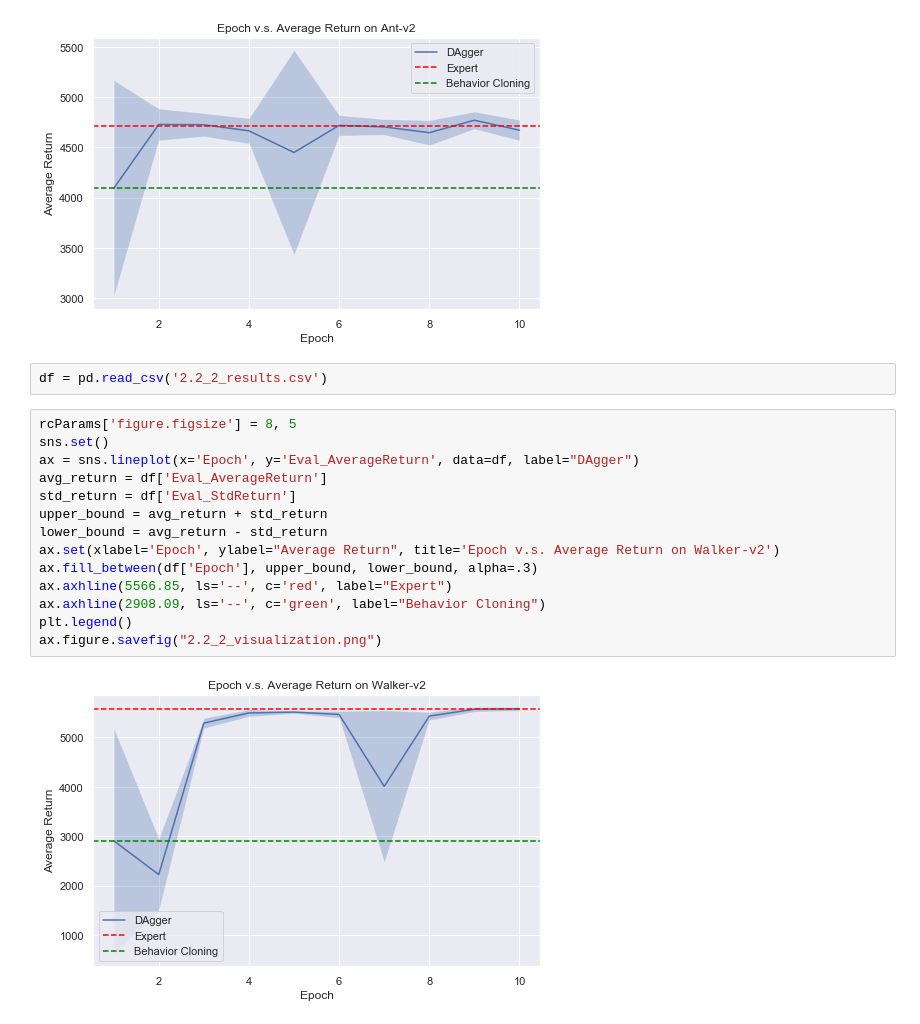
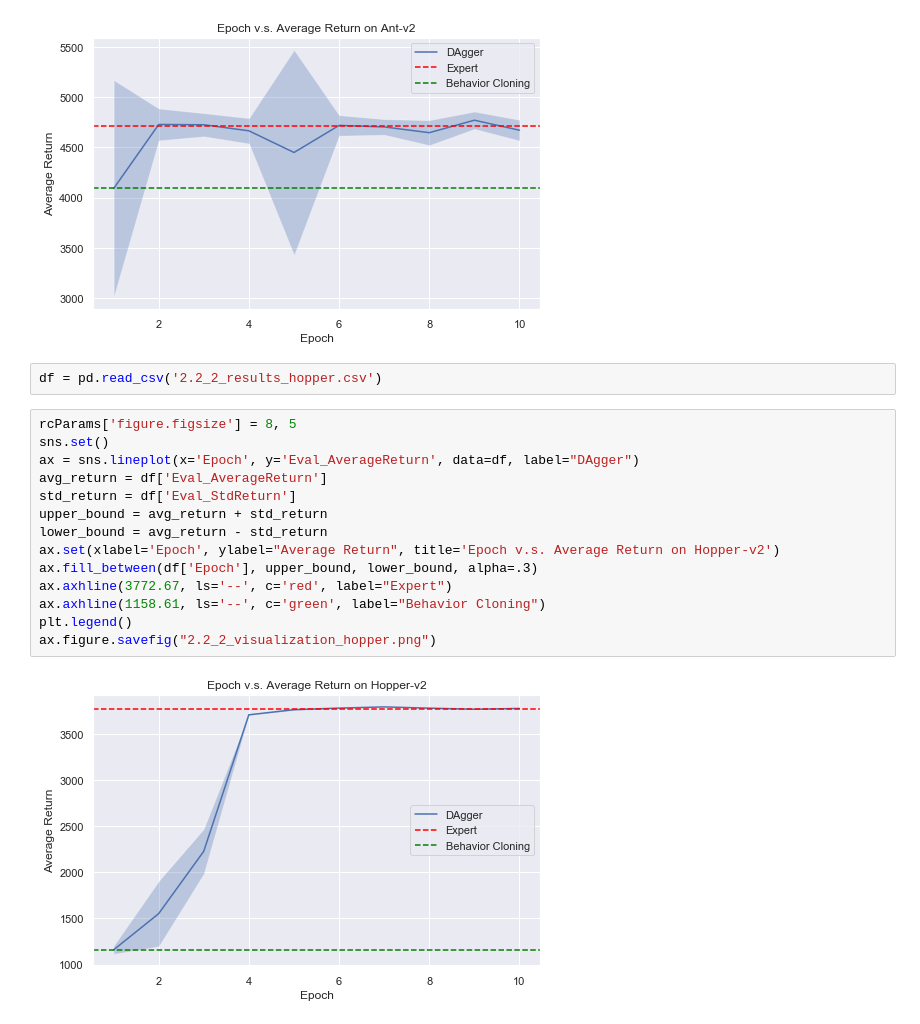
Before and after one commit to Max-Fu/homework_fall2020, a Jupyter notebook: hw1/experiments/visualization.ipynb, the cells around one changed output. Saved outputs shown, nothing was run; the diff lists cells and outputs as text.

```diff
--- a/hw1/experiments/visualization.ipynb
+++ b/hw1/experiments/visualization.ipynb
@@ -44,20 +44,20 @@ ax.figure.savefig("2.2_visualization.png")
 # %% [output]
 [figure]
 # %%
-df = pd.read_csv('2.2_2_results.csv')
+df = pd.read_csv('2.2_2_results_hopper.csv')
 # %%
 rcParams['figure.figsize'] = 8, 5
 sns.set()
 ax = sns.lineplot(x='Epoch', y='Eval_AverageReturn', data=df, label="DAgger")
 avg_return = df['Eval_AverageReturn']
 std_return = df['Eval_StdReturn']
 upper_bound = avg_return + std_return
 lower_bound = avg_return - std_return
-ax.set(xlabel='Epoch', ylabel="Average Return", title='Epoch v.s. Average Return on Walker-v2')
+ax.set(xlabel='Epoch', ylabel="Average Return", title='Epoch v.s. Average Return on Hopper-v2')
 ax.fill_between(df['Epoch'], upper_bound, lower_bound, alpha=.3)
-ax.axhline(5566.85, ls='--', c='red', label="Expert")
-ax.axhline(2908.09, ls='--', c='green', label="Behavior Cloning")
+ax.axhline(3772.67, ls='--', c='red', label="Expert")
+ax.axhline(1158.61, ls='--', c='green', label="Behavior Cloning")
 plt.legend()
-ax.figure.savefig("2.2_2_visualization.png")
+ax.figure.savefig("2.2_2_visualization_hopper.png")
 # %% [output]
-[figure, old version]
+[figure, new version]
```
Also changed, not shown: 5 other files.
